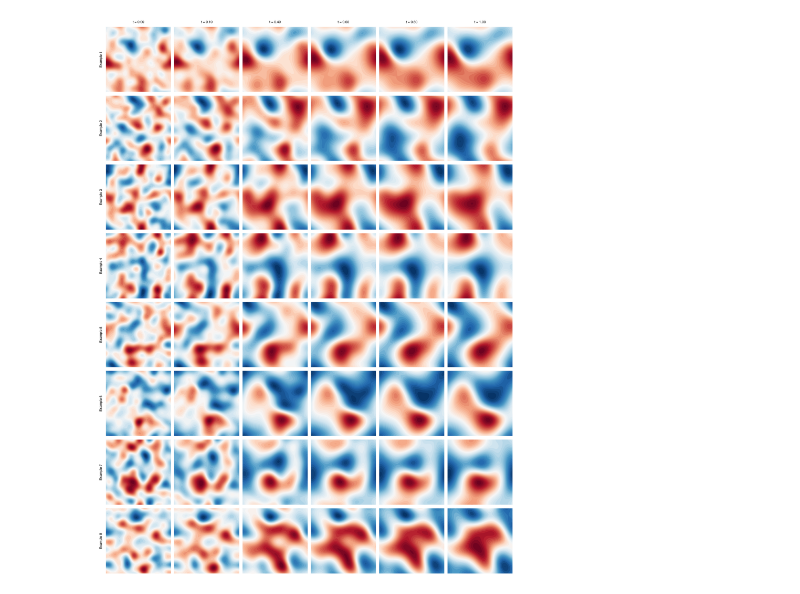
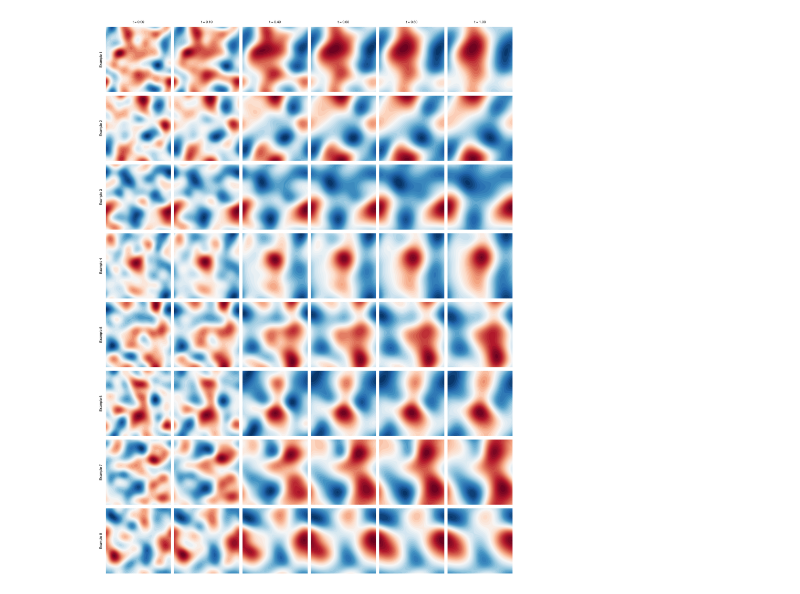
Before and after one commit to NanxiiChen/PI-CViT, a Jupyter notebook: burgers/eval.ipynb, the cells around one changed output. Saved outputs shown, nothing was run; the diff lists cells and outputs as text; code cells hidden in the pictures.

```diff
--- a/burgers/eval.ipynb
+++ b/burgers/eval.ipynb
@@ -53,26 +53,26 @@ rcParams.update({
 # %%
 data = jnp.load("data/burgers/burgers_solutions.npz")
 x = data["x"]
 y = data["y"]
 t = data["times"]
 solutions = data["solutions"]  # (num_times, num_points)
 xx, yy = jnp.meshgrid(x, y, indexing="ij")
 
 
 time_idxs = [0, 1, 4, 6, 8, 10]
 fig, axes = plt.subplots(8, 6, figsize=(12, 16), sharex=True, sharey=True)
 for example_id in range(8):
     for i, time_idx in enumerate(time_idxs):
         ax = axes[example_id, i]
-        ax.contourf(xx, yy, solutions[example_id, time_idx, 0], levels=50, cmap="RdBu_r")
+        ax.contourf(xx, yy, solutions[example_id, time_idx, 1], levels=50, cmap="RdBu_r")
         if example_id == 0:
             # ax.set_title(f"t = {t[time_idx]:.2f}", pad=5)
             ax.text(0.5, 1.05, f"t = {t[time_idx]:.2f}", va="bottom", ha="center", transform=ax.transAxes)
         if i == 0:
             # ax.set_ylabel(f"Example {example_id + 1}", rotation=0, labelpad=15)
             ax.text(-0.05, 0.5, f"Example {example_id + 1}", va="center", ha="right", rotation=90, transform=ax.transAxes)
         ax.set_axis_off()
         ax.set_aspect("equal")
 fig.tight_layout()
 # %% [output]
-[figure, old version]
+[figure, new version]
```
Also changed, not shown: 6 other files.
